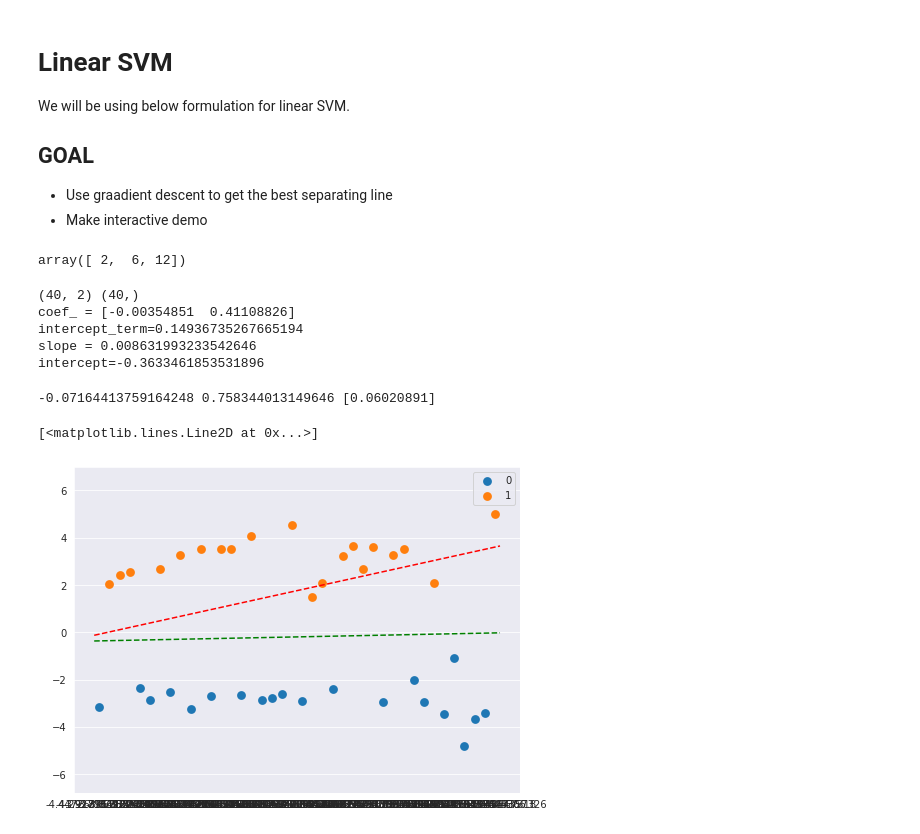
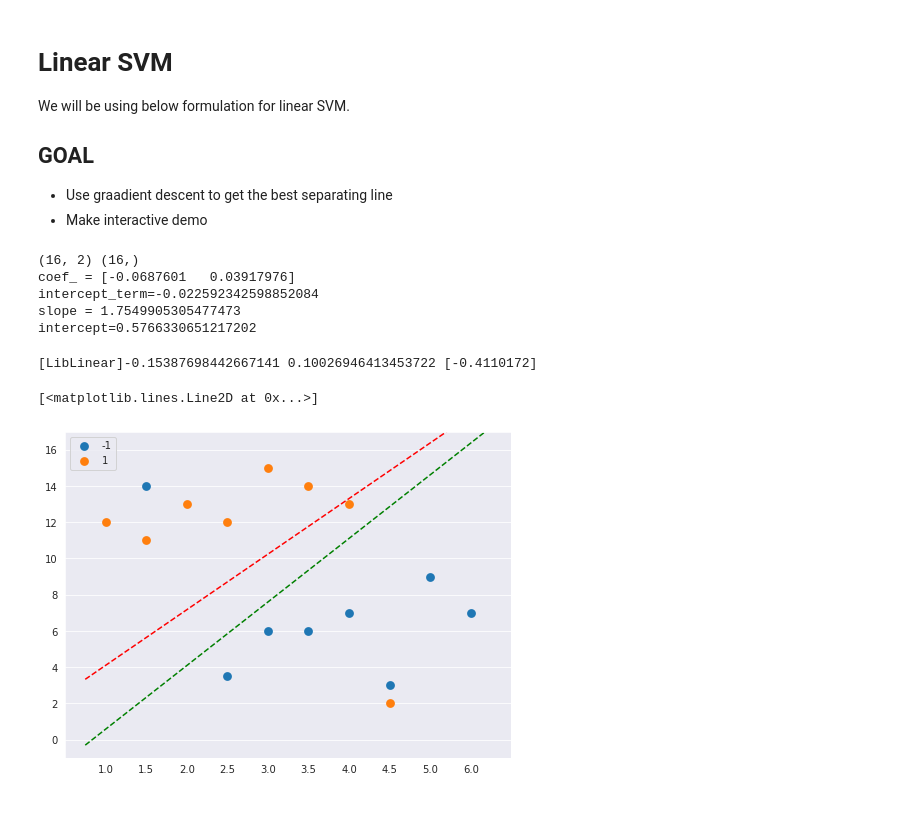
Before and after one commit to mayurkagathara/streamlit_apps, a Jupyter notebook: Linear_SVM/notebooks/linear_svm.ipynb, the cells around one changed output. Cells and saved outputs as stored; diff of their text form; code cells hidden in the pictures.

Commit message:
Linear SVM simulation

```diff
--- a/Linear_SVM/notebooks/linear_svm.ipynb
+++ b/Linear_SVM/notebooks/linear_svm.ipynb
@@ -23,11 +23,4 @@ x = np.array([[1, 12], [1.5, 11],
               [5, 9], [3.5, 6],
               [6, 7], [4.5, 3]])
 y = np.array([1, 1, 1, 1, 1, 1, 1, 1, -1, -1, -1, -1, -1, -1, -1, -1])
-# %%
-aa = np.array([1, 2, 3])
-bb = np.array([2, 3, 4])
-
-aa*bb
-# %% [output]
-array([ 2,  6, 12])
 # %%
@@ -53,6 +43,6 @@ def get_loss_gradient(x, y_actual, y_pred, w, b, C):
   return total_loss, dL_by_dw, dL_by_db
 # %%
-def solve_linear_SVM(x, y, C=1, eta=0.01, epochs=10000, w_start=1, b_start=0):
+def solve_linear_SVM(x, y, alpha=0.3, eta=0.01, epochs=10000, w_start=1, b_start=0, tolerance=1e-5):
   '''
   takes input x, output y and learning rate eta as input.
   gradient descent update is stopped when update is less than tolerance.
@@ -72,9 +62,9 @@ def solve_linear_SVM(x, y, C=1, eta=0.01, epochs=10000, w_start=1, b_start=0):
   continue_loop = True
   epoch = 0
 
-  for _ in range(epochs):
+  while epoch<epochs and continue_loop:
     y_pred = w.dot(x.T) + b   #positive value for category 1 and negative for -1
-    L, dw, db = get_loss_gradient(x, y, y_pred, w, b, C)
+    L, dw, db = get_loss_gradient(x, y, y_pred, w, b, alpha)
 
     w = w - (eta*dw)
     b = b - (eta*db)
@@ -84,7 +74,8 @@ def solve_linear_SVM(x, y, C=1, eta=0.01, epochs=10000, w_start=1, b_start=0):
     errors.append(L)
 
     epoch += 1
-    # continue_loop = (errors[epoch-1] - errors[epoch]) > tolerance
+    if errors[epoch-1] > errors[epoch]:
+      continue_loop = (errors[epoch-1] - errors[epoch]) > tolerance
 
   metadata = np.array([errors[1:], w_array[:-1], b_array[:-1]])
   return metadata.T, w, b
@@ -140,66 +82,43 @@ def get_figure():
 # %%
 from sklearn.datasets import make_classification
-x,y = make_classification(n_samples=40, n_features=2, n_informative=2, n_redundant=0, n_classes=2, n_clusters_per_class=2, class_sep=3, random_state=1995)
-
+# x,y = make_classification(n_samples=40, n_features=2, n_informative=2, n_redundant=0, n_classes=2, n_clusters_per_class=2, class_sep=3, random_state=1995)
+# y[y==0] = -1
 print(x.shape, y.shape)
 assert x.shape[0]==y.shape[0]
 
-metadata_lmc, coef_, intercept_ = solve_linear_SVM(x, y, C=0.1, w_start=1, b_start=0, eta=0.001 ,epochs=2000)
+metadata_lmc, coef_, intercept_ = solve_linear_SVM(x, y, alpha=8, w_start=0, b_start=0, eta=0.001 ,epochs=10000, tolerance=1e-4)
 print(f'coef_ = {coef_} \nintercept_term={intercept_}')
 slope = -(coef_[0]/coef_[1])  # slope = -w1/w2
 intercept = -(intercept_/coef_[1]) # b = -w0/w2
 print(f'slope = {slope} \nintercept={intercept}')
-
-# w = np.zeros(x.shape[-1]) + 1
-# b = 0
-# C = 1
-# eta0 = 0.01
-# print(w,b)
-
-# for _ in range(20000):
-#   Lw = -x*y[:,None]
-#   z = y*(w.dot(x.T) + b)
-#   Lw[z >= 1] = 0
-#   # print(z)
-#   # print(Lw)
-
-#   Lb = -y
-#   Lb[z >= 1] = 0
-#   # print(Lb)
-
-#   dl_by_dw = w + C*np.sum(Lw, axis=0)
-#   dl_by_db = b + C*np.sum(Lb, axis=0)
-
-#   w = w - eta0*dl_by_dw
-#   b = b - eta0*dl_by_db
 # %% [output]
-(40, 2) (40,)
-coef_ = [-0.00354851  0.41108826]
-intercept_term=0.14936735267665194
-slope = 0.008631993233542646
-intercept=-0.3633461853531896
+(16, 2) (16,)
+coef_ = [-0.0687601   0.03917976]
+intercept_term=-0.022592342598852084
+slope = 1.7549905305477473
+intercept=0.5766330651217202
 # %%
 from sklearn.svm import LinearSVC
-lr_model = LinearSVC(loss='hinge')
+lr_model = LinearSVC(verbose=2, random_state=15)
 lr_model.fit(x,y)
 w1, w2 = lr_model.coef_[0,:]
 w0 = lr_model.intercept_
 print(w1, w2, w0)
 sns.set_style('darkgrid')
 fig = plt.figure(figsize=(8,6))
 ax1 = fig.add_subplot(111)
 ax1.set_ylim(ymin=np.min(x)-2, ymax=np.max(x)+2)
 sns.pointplot(x.T[0,:], x.T[1,:],hue=y, join=False, ax=ax1)
 x_vals = np.array(ax1.get_xlim())
 y_vals = -(w0/w2) - (w1/w2) * x_vals
 plt.plot(x_vals, y_vals,'--', color='r')
 
 y_vals_cust = intercept + slope * x_vals
 plt.plot(x_vals, y_vals_cust,'--', color='g')
 # %% [output]
--0.07164413759164248 0.758344013149646 [0.06020891]
+[LibLinear]-0.15387698442667141 0.10026946413453722 [-0.4110172]
 [<matplotlib.lines.Line2D at 0x...>]
-[figure, old version]
+[figure, new version]
 # %%
 loss = metadata_lmc.T[0,:]
 loss, weights_array, bias_array = metadata_lmc.T
```
Also changed, not shown: parts of 3 cells of this notebook, 1 other file.
